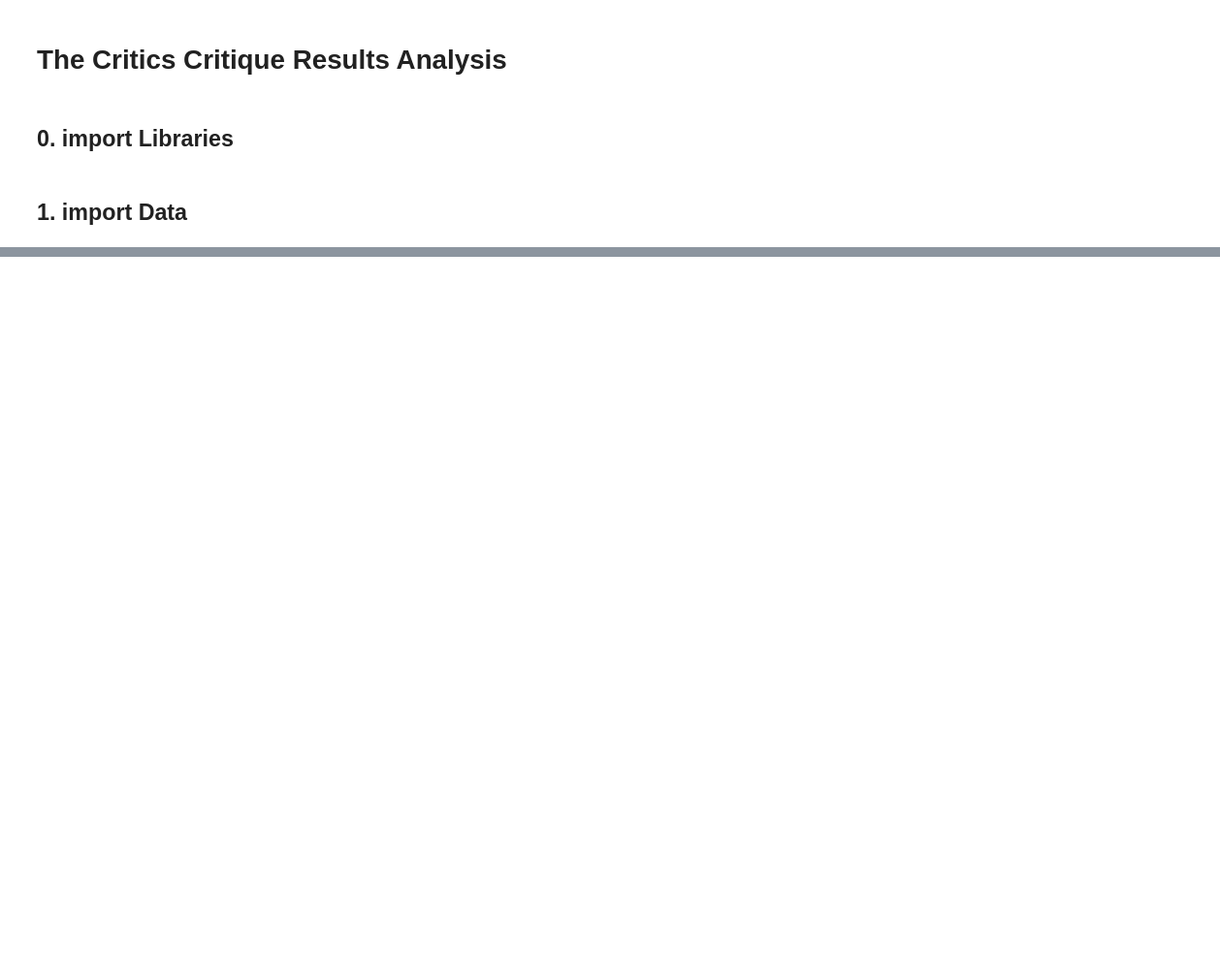
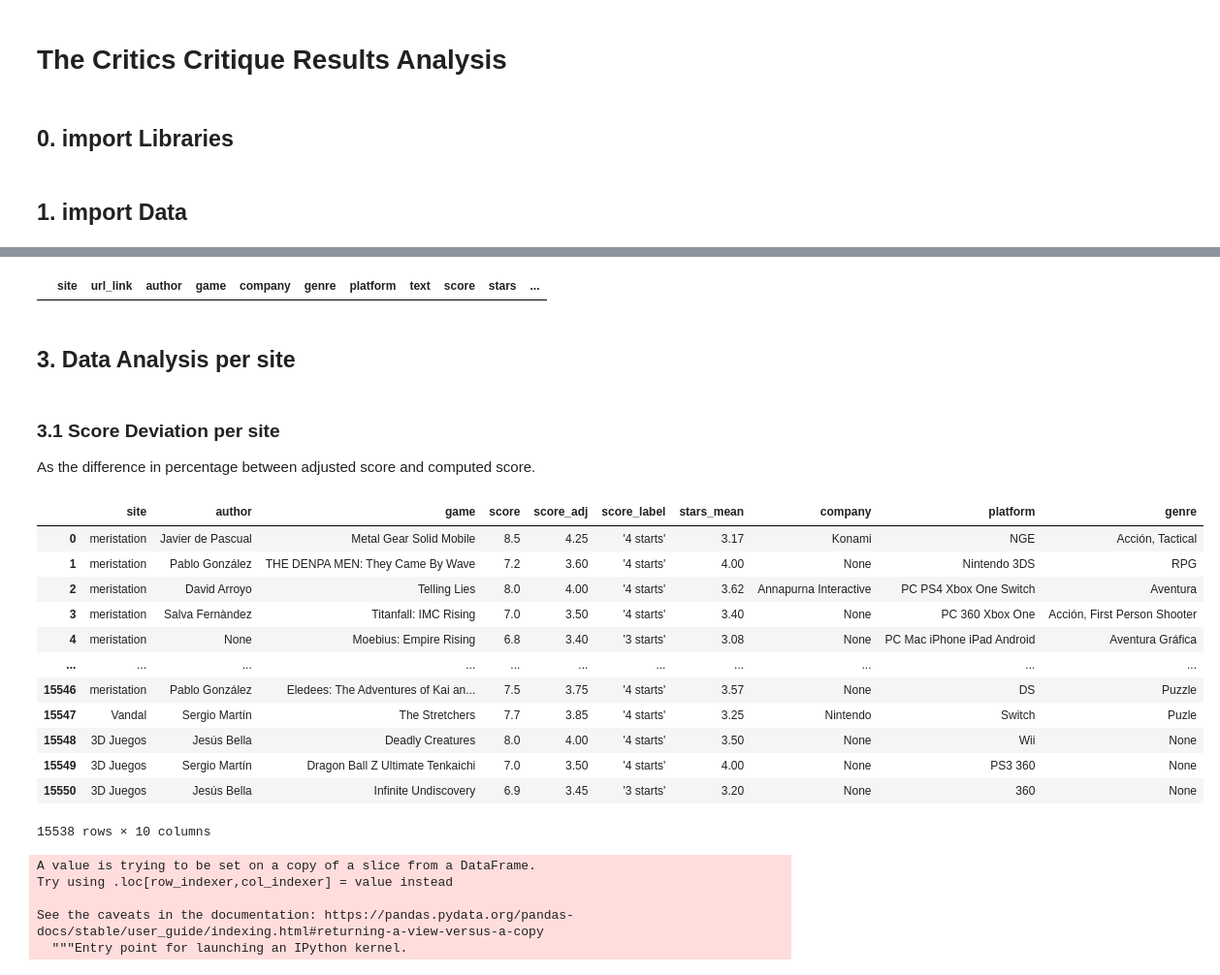
Before and after one commit to SergioFigue/the-critics-critique, a Jupyter notebook: notebooks/results_analysis.ipynb, the cells around one changed output, grey strips where cells are left out. Shown: that part at 97% size. Saved outputs shown, nothing was run; the diff lists cells and outputs as text; code cells hidden in the pictures; blank space fills up the shorter version.

```diff
--- a/notebooks/results_analysis.ipynb
+++ b/notebooks/results_analysis.ipynb
@@ -83,22 +111,0 @@ dtype: int64
-# %%
-scored_texts['company'] = scored_texts['company'].replace({'Bandai Namco Entertainment': 'Bandai Namco',
-                                                           'Sony Computer Entertainment': 'Sony',
-                                                           'Xbox Game Studios': 'Microsoft',
-                                                           'Namco Bandai': 'Bandai Namco',
-                                                           'Electronic Arts': 'EA',
-                                                           'EA Sports': 'EA',
-                                                           'THQ Noric': 'THQ',
-                                                           'Microsoft Game Studios': 'Microsoft',
-                                                           'Microsoft Studios': 'Microsoft',
-                                                           'Warner Bros. Interactive Entertainment': 'Warner Bros.',
-                                                           'Bethesda Softworks': 'Bethesda',
-                                                           'Team 17': 'Team17',
-                                                           'Blizzard Entertainment': 'Blizzard',
-                                                           '2K Games': 'Take-Two Interactive',
-                                                           '2K Sports': 'Take-Two Interactive',
-                                                           '2K': 'Take-Two Interactive',
-                                                           'Sony Interactive Entertainment': 'Sony',
-                                                           'Square-Enix': 'Square Enix',
-                                                           'Koch Media': 'Deep Silver'
-
-                                                          }, regex=True)
@@ -124,0 +120,4 @@ Name: company, dtype: int64
+# %%
+scored_texts[scored_texts['score'] < 2]
+# %% [output]
+|  | site | url_link | author | game | company | genre | platform | text | score | stars | ... |
@@ -124,0 +126,5 @@ Name: company, dtype: int64
+# %% [markdown]
+## 3. Data Analysis per site
+# %% [markdown]
+### 3.1 Score Deviation per site
+As the difference in percentage between adjusted score and computed score.
@@ -124,0 +133,24 @@ Name: company, dtype: int64
+# %%
+scored_texts_analytics
+# %% [output]
+|  | site | author | game | score | score_adj | score_label | stars_mean | company | platform | genre |
+| 0 | meristation | Javier de Pascual | Metal Gear Solid Mobile | 8.5 | 4.25 | '4 starts' | 3.17 | Konami | NGE | Acción, Tactical |
+| 1 | meristation | Pablo González | THE DENPA MEN: They Came By Wave | 7.2 | 3.60 | '4 starts' | 4.00 | None | Nintendo 3DS | RPG |
+| 2 | meristation | David Arroyo | Telling Lies | 8.0 | 4.00 | '4 starts' | 3.62 | Annapurna Interactive | PC PS4 Xbox One Switch | Aventura |
+| 3 | meristation | Salva Fernàndez | Titanfall: IMC Rising | 7.0 | 3.50 | '4 starts' | 3.40 | None | PC 360 Xbox One | Acción, First Person Shooter |
+| 4 | meristation | None | Moebius: Empire Rising | 6.8 | 3.40 | '3 starts' | 3.08 | None | PC Mac iPhone iPad Android | Aventura Gráfica |
+| ... | ... | ... | ... | ... | ... | ... | ... | ... | ... | ... |
+| 15546 | meristation | Pablo González | Eledees: The Adventures of Kai an... | 7.5 | 3.75 | '4 starts' | 3.57 | None | DS | Puzzle |
+| 15547 | Vandal | Sergio Martín | The Stretchers | 7.7 | 3.85 | '4 starts' | 3.25 | Nintendo | Switch | Puzle |
+| 15548 | 3D Juegos | Jesús Bella | Deadly Creatures | 8.0 | 4.00 | '4 starts' | 3.50 | None | Wii | None |
+| 15549 | 3D Juegos | Sergio Martín | Dragon Ball Z Ultimate Tenkaichi | 7.0 | 3.50 | '4 starts' | 4.00 | None | PS3 360 | None |
+| 15550 | 3D Juegos | Jesús Bella | Infinite Undiscovery | 6.9 | 3.45 | '3 starts' | 3.20 | None | 360 | None |
+15538 rows × 10 columns
+# %%
+scored_texts_analytics['score_deviation'] = (scored_texts_analytics['stars_mean'] - scored_texts_analytics['score_adj']) / scored_texts_analytics['score_adj'] * 100
+# %% [output]
+A value is trying to be set on a copy of a slice from a DataFrame.
+Try using .loc[row_indexer,col_indexer] = value instead
+
+See the caveats in the documentation: https://pandas.pydata.org/pandas-docs/stable/user_guide/indexing.html#returning-a-view-versus-a-copy
+  """Entry point for launching an IPython kernel.
```
Also changed, not shown: parts of 53 cells of this notebook, 2 other files.
